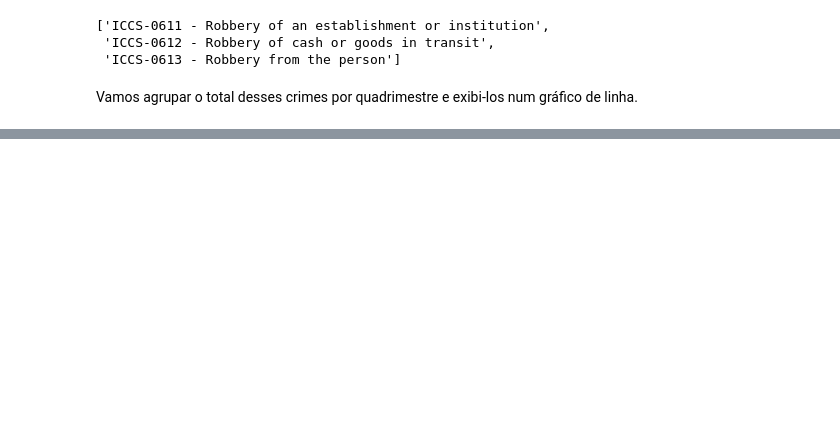
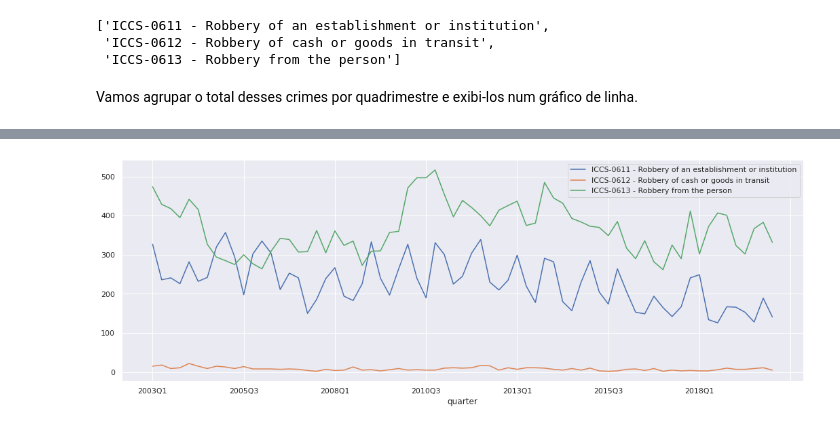
Before and after one commit to gustavopierre/data_science_portfolio, a Jupyter notebook: Um_Passo_a_Passo_Para_Analise_Crimes_na_Irlanda.ipynb, the cells around one changed output, grey strips where cells are left out. Saved outputs shown, nothing was run; the diff lists cells and outputs as text; code cells hidden in the pictures; blank space fills up the shorter version.

```diff
--- a/Um_Passo_a_Passo_Para_Analise_Crimes_na_Irlanda.ipynb
+++ b/Um_Passo_a_Passo_Para_Analise_Crimes_na_Irlanda.ipynb
@@ -359,9 +416,12 @@ Name: quarter, Length: 2001, dtype: object
 # %%
-#new_df['ano']=0
-
-#for index, row in new_df.iterrows():
-#    quarter = row['quarter']
-#    new_df.loc[index, 'ano'] = quarter[:4]
-#    new_df.loc[index, 'quarter'] = quarter[4:]
-#new_df['ano'].astype(int)
-#new_df[['ano', 'quarter']]
+# acrescentando um campo year e preenchendo com o ano
+# inicializando a coluna
+new_df['year']=0
+# percorrendo toda a coluna e pegando o ano e copiando pra a coluna year
+for index, row in new_df.iterrows():
+    quarter = row['quarter']
+    new_df.loc[index, 'year'] = quarter[:4]
+# aletrando o tipo do campo year para inteiro
+new_df['year']= new_df['year'].astype(int)
+# exibindo as colunas year e quarter do dataframe
+new_df[['year', 'quarter']]
@@ -429,6 +518,6 @@ Vamos gerar e analisar trẽs informações:
 Existem três tipos de roubos, segundo o ICCS: ICCS-0611 - Roubos a estabelecimentos ou instituições, ICCS-0612 - Roubos de dinheiro ou bens em trânsito e ICCS-0613 - Roubo à pessoas. Todos tem código ICCS iniciados por 061. Vamos listar esses tipos de crimes:
 # %%
-robbery = [x  for x in new_df.columns.to_list() if '061' in x]
+robbery = [crime  for crime in new_df.columns.to_list() if 'ICCS-061' in crime]
 robbery
 # %% [output]
 ['ICCS-0611 - Robbery of an establishment or institution',
@@ -522,0 +528,3 @@ https://colab.research.google.com/github/la-counts/data-adventures/blob/master/I
+# %%
+robbery_quarter = new_df[robbery].groupby(new_df['quarter'])
+robbery_quarter.sum().head()
@@ -522,0 +539,4 @@ https://colab.research.google.com/github/la-counts/data-adventures/blob/master/I
+# %%
+graph_robbery_quarter = robbery_quarter.sum().plot(figsize=(18, 6), grid=True)
+# %% [output]
+[figure, added]
```
Also changed, not shown: parts of 113 cells of this notebook.
